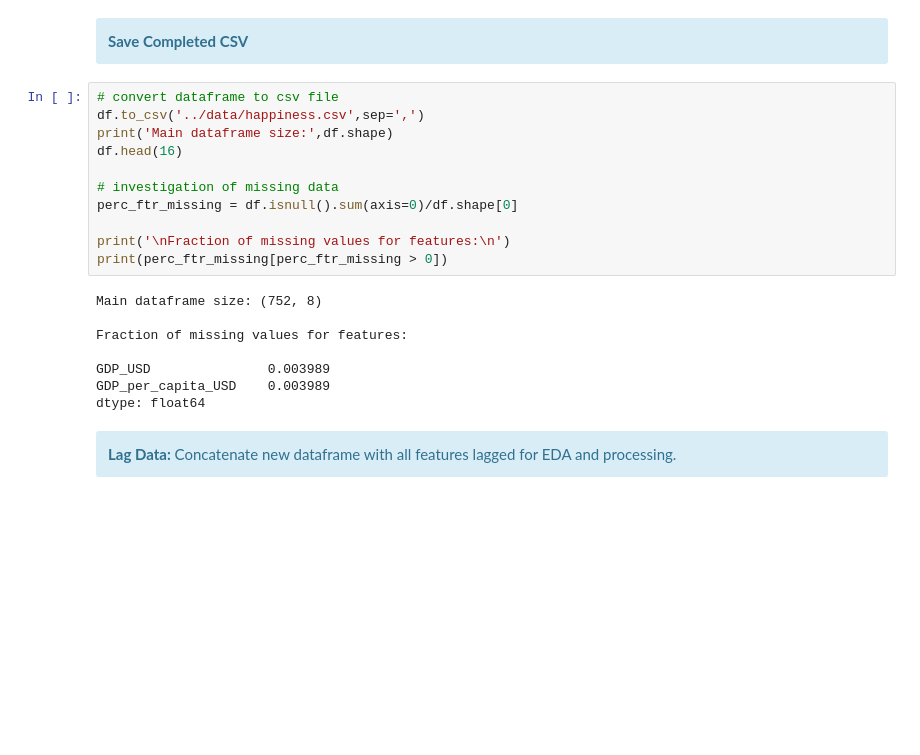
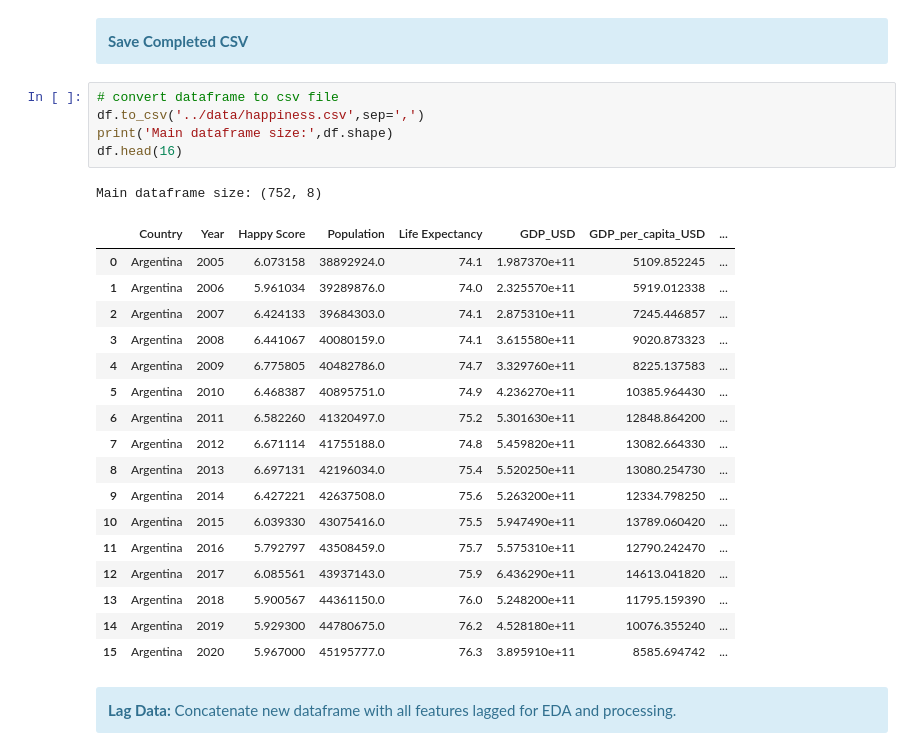
Before and after one commit to iwecht1/1030project, a Jupyter notebook: src/Data Engineering.ipynb, the cells around one changed output. Drawn from its saved outputs; the diff is of its cells as text; blank space fills up the shorter version.

```diff
--- a/src/Data Engineering.ipynb
+++ b/src/Data Engineering.ipynb
@@ -405,22 +390,27 @@ Countries missing co2 data: []
 # %%
 # convert dataframe to csv file
 df.to_csv('../data/happiness.csv',sep=',')
 print('Main dataframe size:',df.shape)
 df.head(16)
-
-# investigation of missing data
-perc_ftr_missing = df.isnull().sum(axis=0)/df.shape[0]
-
-print('\nFraction of missing values for features:\n')
-print(perc_ftr_missing[perc_ftr_missing > 0])
 # %% [output]
 Main dataframe size: (752, 8)
-
-Fraction of missing values for features:
-
-GDP_USD               0.003989
-GDP_per_capita_USD    0.003989
-dtype: float64
+|  | Country | Year | Happy Score | Population | Life Expectancy | GDP_USD | GDP_per_capita_USD | ... |
+| 0 | Argentina | 2005 | 6.073158 | 38892924.0 | 74.1 | 1.987370e+11 | 5109.852245 | ... |
+| 1 | Argentina | 2006 | 5.961034 | 39289876.0 | 74.0 | 2.325570e+11 | 5919.012338 | ... |
+| 2 | Argentina | 2007 | 6.424133 | 39684303.0 | 74.1 | 2.875310e+11 | 7245.446857 | ... |
+| 3 | Argentina | 2008 | 6.441067 | 40080159.0 | 74.1 | 3.615580e+11 | 9020.873323 | ... |
+| 4 | Argentina | 2009 | 6.775805 | 40482786.0 | 74.7 | 3.329760e+11 | 8225.137583 | ... |
+| 5 | Argentina | 2010 | 6.468387 | 40895751.0 | 74.9 | 4.236270e+11 | 10385.964430 | ... |
+| 6 | Argentina | 2011 | 6.582260 | 41320497.0 | 75.2 | 5.301630e+11 | 12848.864200 | ... |
+| 7 | Argentina | 2012 | 6.671114 | 41755188.0 | 74.8 | 5.459820e+11 | 13082.664330 | ... |
+| 8 | Argentina | 2013 | 6.697131 | 42196034.0 | 75.4 | 5.520250e+11 | 13080.254730 | ... |
+| 9 | Argentina | 2014 | 6.427221 | 42637508.0 | 75.6 | 5.263200e+11 | 12334.798250 | ... |
+| 10 | Argentina | 2015 | 6.039330 | 43075416.0 | 75.5 | 5.947490e+11 | 13789.060420 | ... |
+| 11 | Argentina | 2016 | 5.792797 | 43508459.0 | 75.7 | 5.575310e+11 | 12790.242470 | ... |
+| 12 | Argentina | 2017 | 6.085561 | 43937143.0 | 75.9 | 6.436290e+11 | 14613.041820 | ... |
+| 13 | Argentina | 2018 | 5.900567 | 44361150.0 | 76.0 | 5.248200e+11 | 11795.159390 | ... |
+| 14 | Argentina | 2019 | 5.929300 | 44780675.0 | 76.2 | 4.528180e+11 | 10076.355240 | ... |
+| 15 | Argentina | 2020 | 5.967000 | 45195777.0 | 76.3 | 3.895910e+11 | 8585.694742 | ... |
 # %% [markdown]
 <div class="alert alert-block alert-info">
     <b>Lag Data:</b> Concatenate new dataframe with all features lagged for EDA and processing.
```
Also changed, not shown: parts of 10 cells of this notebook, 37 other files.
